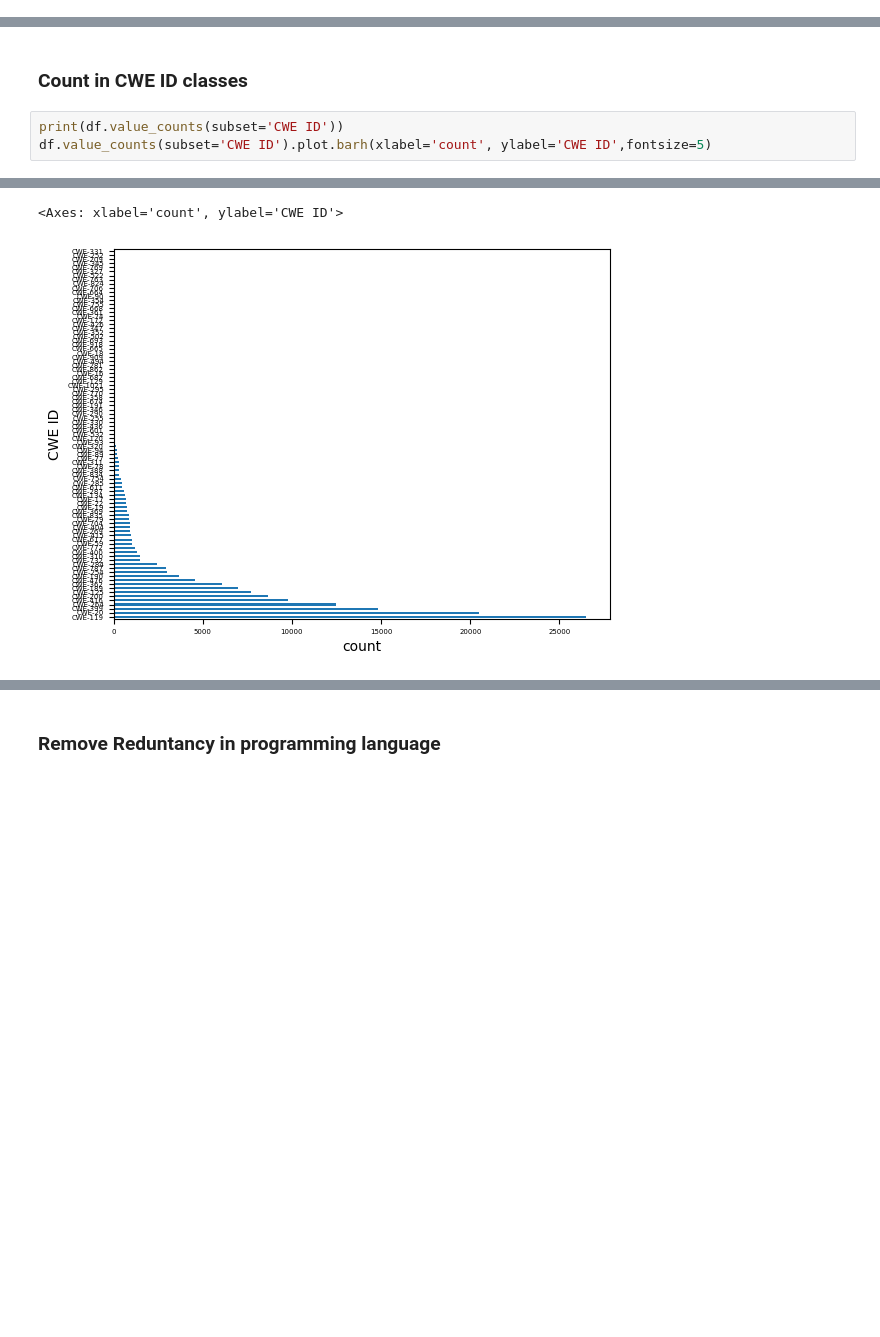
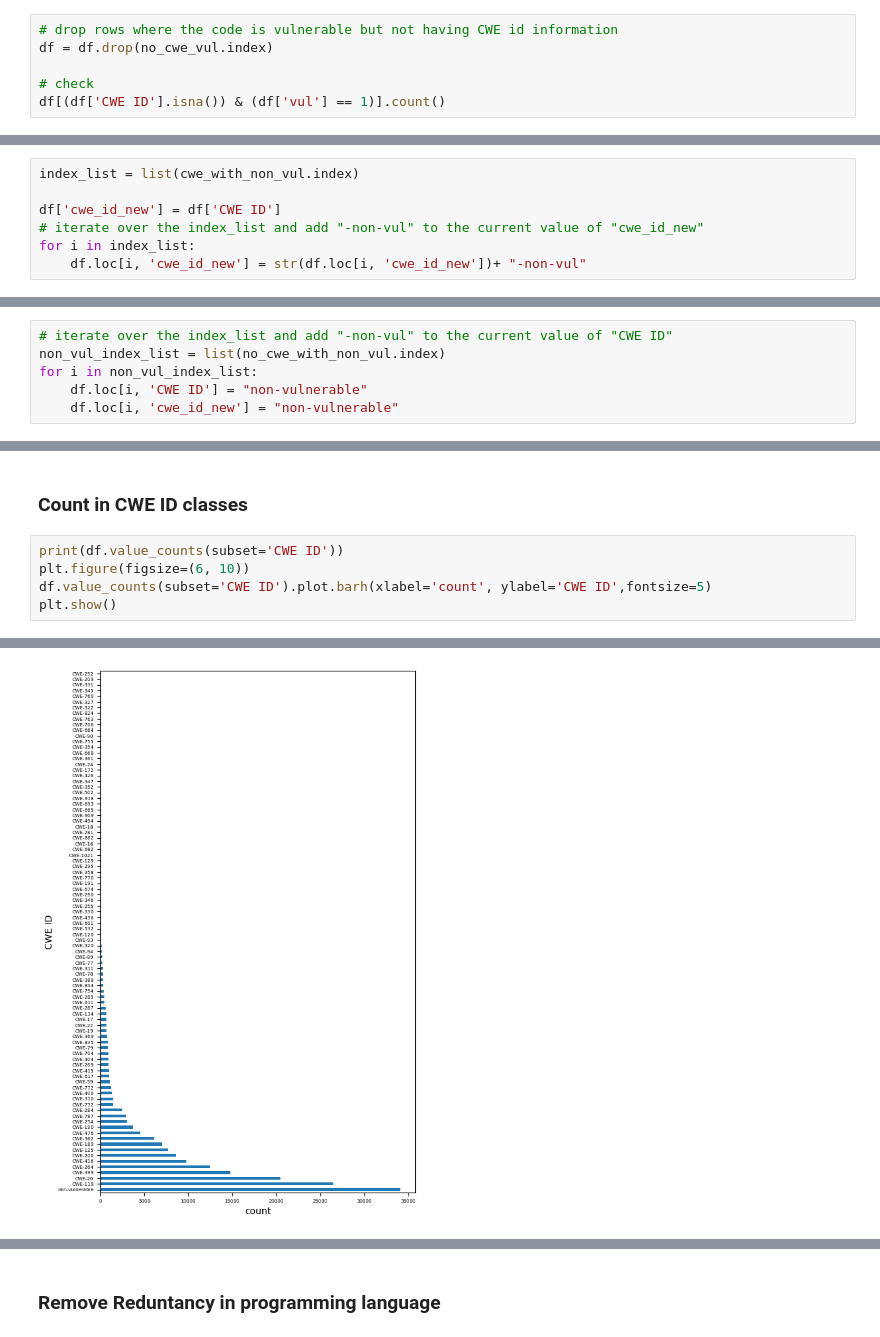
Before and after one commit to seunghee6022/TransVulDet, a Jupyter notebook: data preprocessing/MSR_preprocessing.ipynb, the cells around one changed output, grey strips where cells are left out. Drawn from its saved outputs; the diff is of its cells as text; blank space fills up the shorter version.

```diff
--- a/data preprocessing/MSR_preprocessing.ipynb
+++ b/data preprocessing/MSR_preprocessing.ipynb
@@ -210,0 +217,6 @@ dtype: int64
+# %%
+# drop rows where the code is vulnerable but not having CWE id information
+df = df.drop(no_cwe_vul.index)
+
+# check
+df[(df['CWE ID'].isna()) & (df['vul'] == 1)].count()
@@ -227,0 +252,7 @@ dtype: int64
+# %%
+index_list = list(cwe_with_non_vul.index)
+
+df['cwe_id_new'] = df['CWE ID']
+# iterate over the index_list and add "-non-vul" to the current value of "cwe_id_new"
+for i in index_list:
+    df.loc[i, 'cwe_id_new'] = str(df.loc[i, 'cwe_id_new'])+ "-non-vul"
@@ -247,3 +288,9 @@ dtype: int64
+# %%
+# iterate over the index_list and add "-non-vul" to the current value of "CWE ID"
+non_vul_index_list = list(no_cwe_with_non_vul.index)
+for i in non_vul_index_list:
+    df.loc[i, 'CWE ID'] = "non-vulnerable"
+    df.loc[i, 'cwe_id_new'] = "non-vulnerable"
 # %% [markdown]
 ### Count in Vulnerability classes
 # %%
@@ -257,6 +304,8 @@ dtype: int64
 ### Count in CWE ID classes
 # %%
 print(df.value_counts(subset='CWE ID'))
+plt.figure(figsize=(6, 10))
 df.value_counts(subset='CWE ID').plot.barh(xlabel='count', ylabel='CWE ID',fontsize=5)
+plt.show()
 # %% [output]
 CWE ID
@@ -275,2 +324 @@ Length: 91, dtype: int64
-<Axes: xlabel='count', ylabel='CWE ID'>
-[figure, old version]
+[figure, new version]
```
Also changed, not shown: parts of 16 cells of this notebook, 2 other files.
